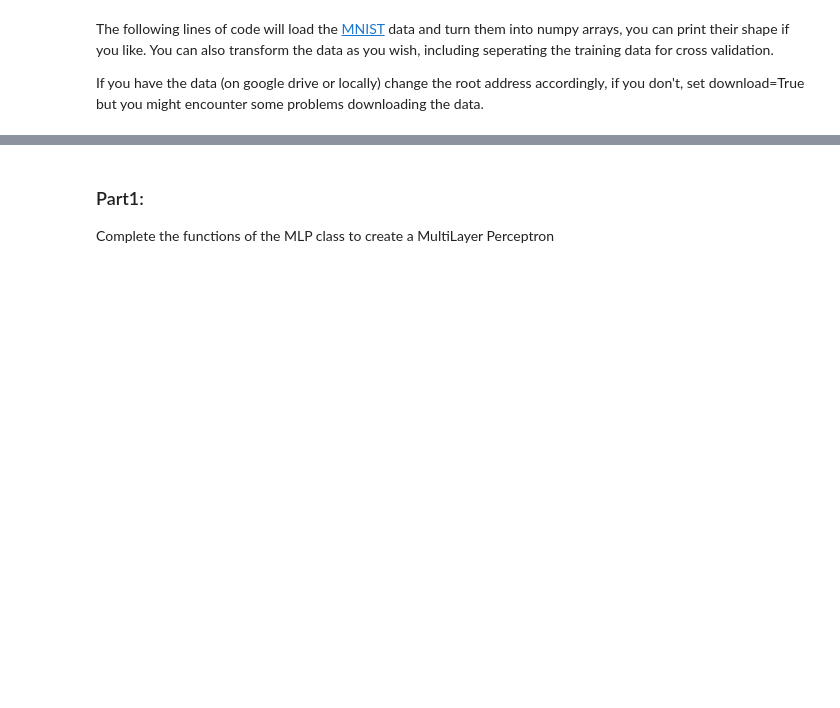
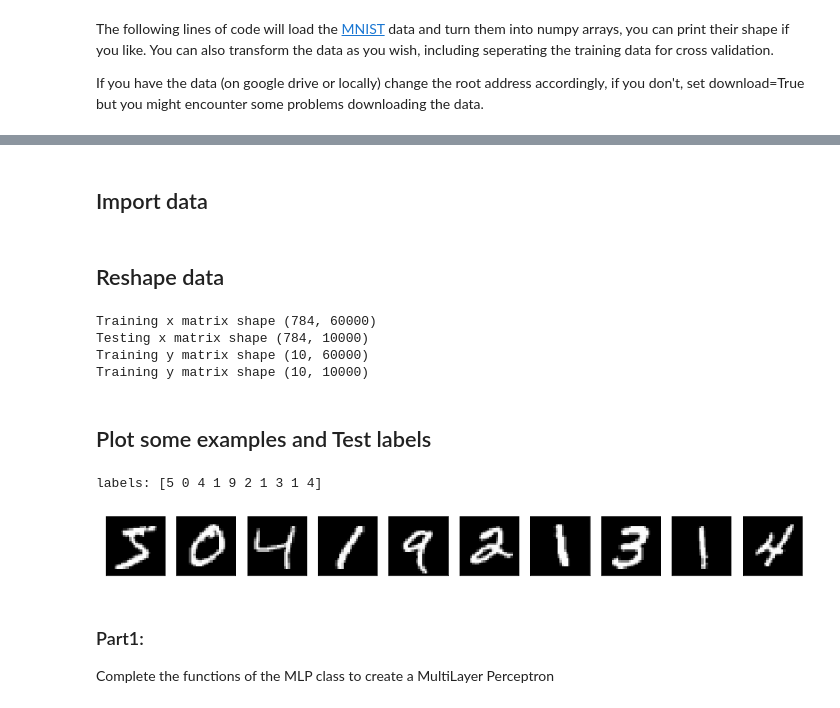
Before and after one commit to kargaranamir/Machine-Learning-992, a Jupyter notebook: Hw4/ML2021S_HW4.ipynb, the cells around one changed output, grey strips where cells are left out. Cells and saved outputs as stored; diff of their text form; code cells hidden in the pictures; blank space fills up the shorter version.

```diff
--- a/Hw4/ML2021S_HW4.ipynb
+++ b/Hw4/ML2021S_HW4.ipynb
@@ -14 +22,3 @@ some problems downloading the data.
+# %% [markdown]
+## Import data
 # %%
@@ -24,3 +29,36 @@ target_test = np.array(ds.MNIST(root="./data", train=False, download=True).targe
+# %% [markdown]
+## Reshape data
+# %%
+x_train = data_train.reshape(60000, 784).T
+x_test  = data_test.reshape(10000, 784).T
+x_train = x_train.astype('float32')
+x_test  = x_test.astype('float32')
+x_train /= 255 # [0-255] -> [0,1]
+x_test  /= 255 # [0-255] -> [0,1]
+y_train = np.eye(10)[target_train].T # One-Hot
+y_test = np.eye(10)[target_test].T # One-Hot
+
+print("Training x matrix shape", x_train.shape)
+print("Testing x matrix shape", x_test.shape)
+print("Training y matrix shape", y_train.shape)
+print("Training y matrix shape", y_test.shape)
+# %% [output]
+Training x matrix shape (784, 60000)
+Testing x matrix shape (784, 10000)
+Training y matrix shape (10, 60000)
+Training y matrix shape (10, 10000)
+# %% [markdown]
+## Plot some examples and Test labels
+# %%
+plot_numbers = 10
+plt.figure(1, figsize=(14,3))
+for i in range(plot_numbers):
+    plt.subplot(1, plot_numbers, i+1, xticks=[], yticks=[])
+    plt.imshow(x_train[:,i].reshape(28,28), cmap='gray', interpolation='nearest')
+print("labels:", target_train[:plot_numbers])
+# %% [output]
+labels: [5 0 4 1 9 2 1 3 1 4]
+[figure, added]
 # %% [markdown]
 ### Part1:
 Complete the functions of the MLP class to create
```
Also changed, not shown: parts of 16 cells of this notebook, 4 other files.
